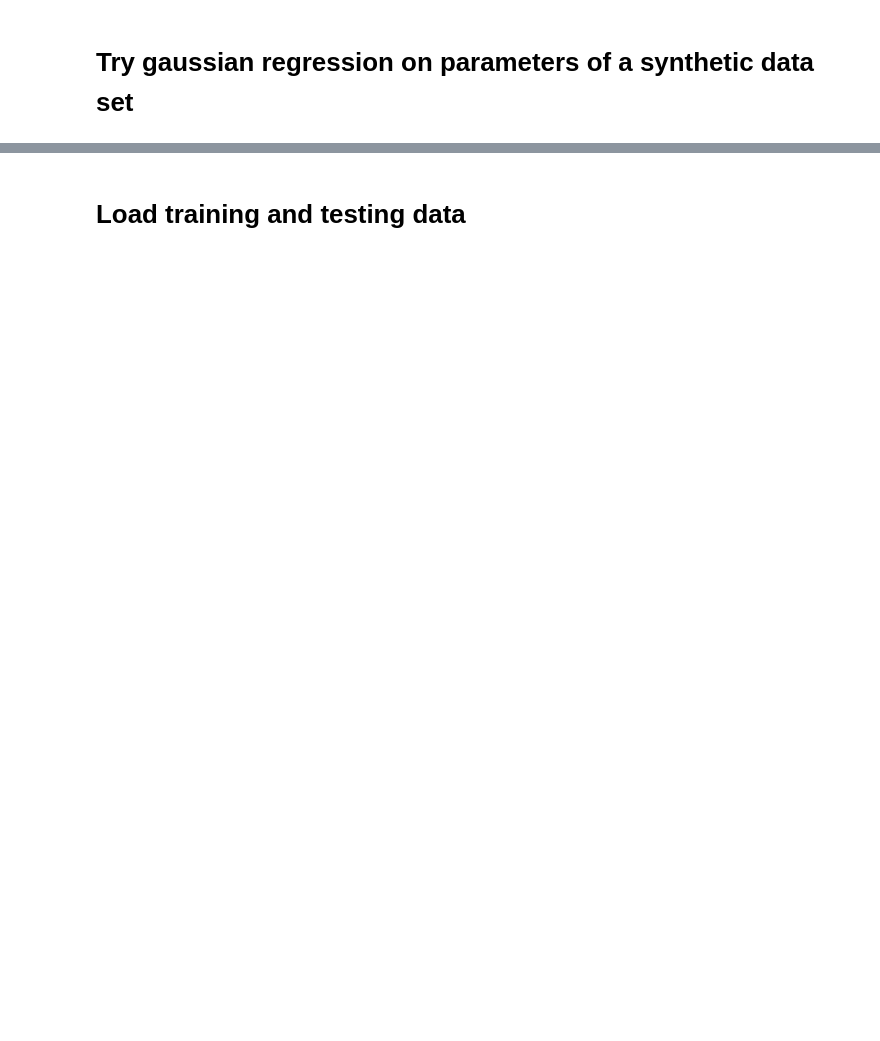
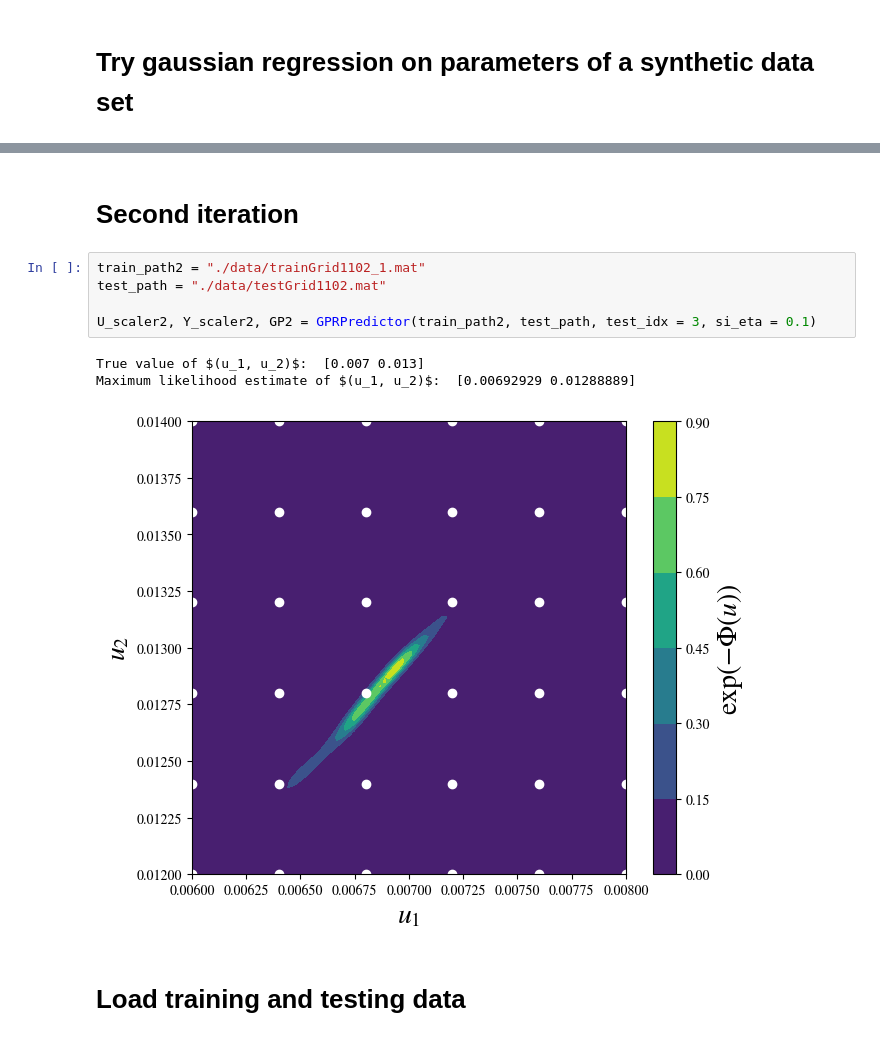
Before and after one commit to Shengduo/GPRWorkingField, a Jupyter notebook: GPR_SlipRateHistory.ipynb, the cells around one changed output, grey strips where cells are left out. Saved outputs shown, nothing was run; the diff lists cells and outputs as text; blank space fills up the shorter version.

```diff
--- a/GPR_SlipRateHistory.ipynb
+++ b/GPR_SlipRateHistory.ipynb
@@ -12,3 +114,14 @@ def GPRPredictor()
+# %% [markdown]
+# Second iteration
+# %%
+train_path2 = "./data/trainGrid1102_1.mat"
+test_path = "./data/testGrid1102.mat"
+
+U_scaler2, Y_scaler2, GP2 = GPRPredictor(train_path2, test_path, test_idx = 3, si_eta = 0.1)
+# %% [output]
+True value of $(u_1, u_2)$:  [0.007 0.013]
+Maximum likelihood estimate of $(u_1, u_2)$:  [0.00692929 0.01288889]
+[figure, added]
 # %% [markdown]
 # Load training and testing data
 # %%
```
Also changed, not shown: parts of 8 cells of this notebook.
